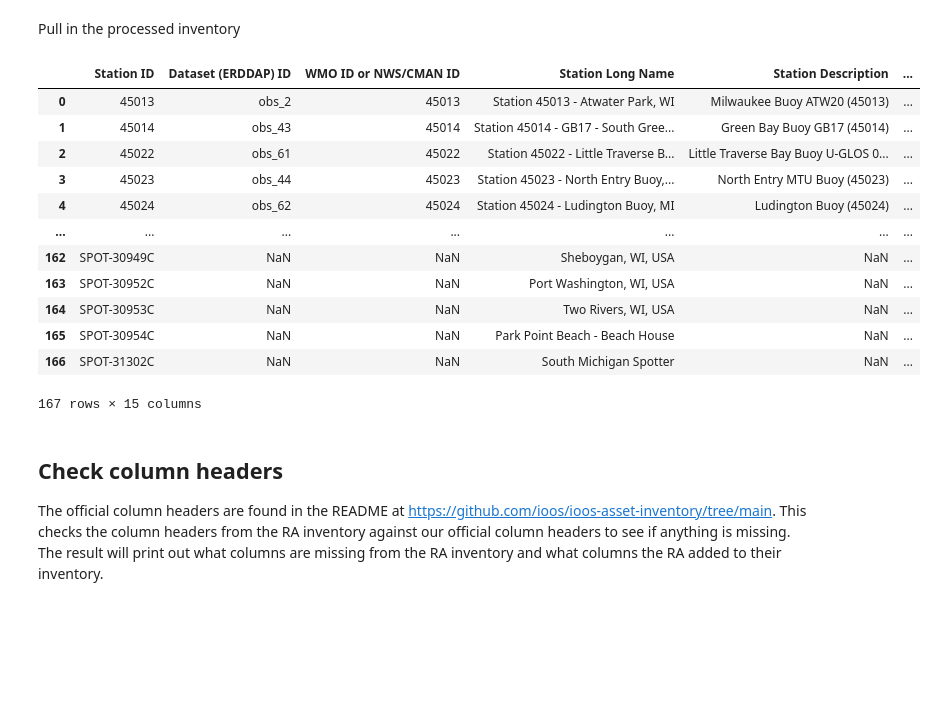
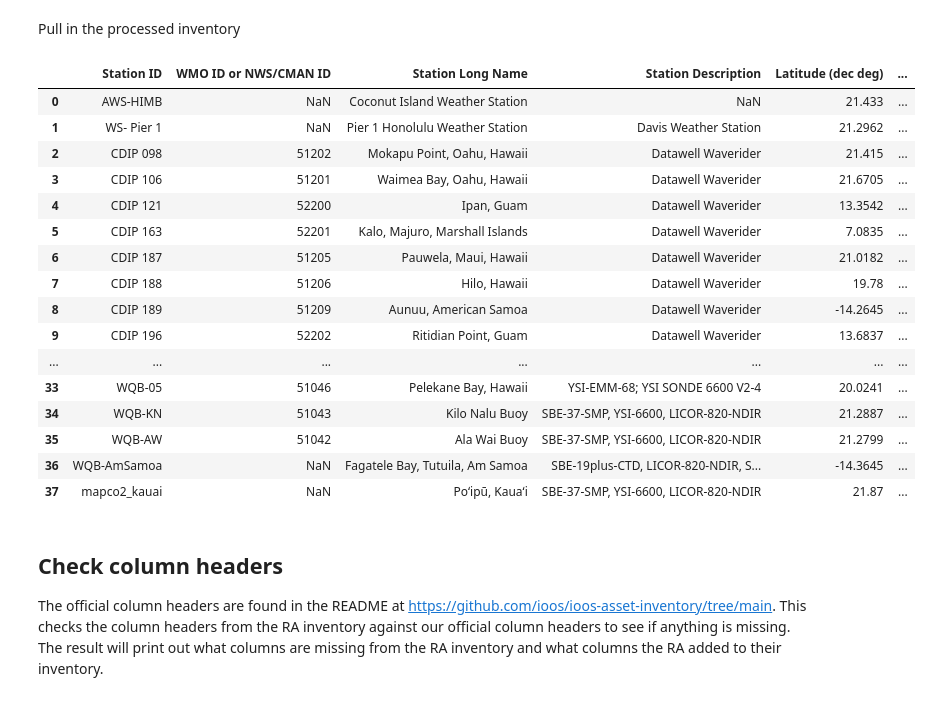
Before and after one commit to ioos/ioos-asset-inventory, a Jupyter notebook: spot_check_stations.ipynb, the cells around one changed output. Drawn from its saved outputs; the diff is of its cells as text; code cells hidden in the pictures; blank space fills up the shorter version.

```diff
--- a/spot_check_stations.ipynb
+++ b/spot_check_stations.ipynb
@@ -9,53 +9,57 @@ import re
 # %% [markdown]
 Pull in the processed inventory
 # %%
-ra = "GLOS"
+ra = "pacioos"
 
 #
 # df_cruise = df[df['Station Description'] == 'Chesapeake Bay WQ Cruise Data ']
 #
 #df_aws = df[df['Station ID'] == 'Humboldt']
 # #url = 'http://tds.glos.us/thredds/dodsC/buoy_agg_standard/OMOECC_E1/OMOECC_E1.ncml'
 # #url = 'http://tds.glos.us/thredds/dodsC/buoy_agg_standard/45186/45186.ncml'
 # #url = 'http://tds.glos.us/thredds/dodsC/buoy_agg_standard/bgsusd2/bgsusd2.ncml'
 # url = 'http://oos.soest.hawaii.edu/thredds/dodsC/hioos/nss/ns12agg'
 # print(url)
 # ds = xr.open_dataset(url)
 # #ds = netCDF4.Dataset(url,'r')
 # title = ds.title
 # start_time = np.datetime_as_string(ds.time.min().values, unit='D')
 # end_time = np.datetime_as_string(ds.time.max().values, unit='D')
 # print('Duration: %s - %s' % (np.datetime_as_string(ds.time.min().values, unit='D'),
 #                              np.datetime_as_string(ds.time.max().values, unit='D'))
 #       )
 
 # Try glos web server
 # url = 'https://glbuoys.glos.us/tools/export?ftype=csv&data_type=buoy&units=eng&locs=OMOECC_E1&params=Water_Temperature_at_Surface|dissolved_oxygen_saturation|water_conductivity|ysi_turbidity&tperiod=custom&date_start=2020-01-01&date_end=2020-12-31&avg_ivld=none'
 # df = erddapy.ERDDAP.to_pandas(url)
 
 ## using ERDDAP to look for stations
 # check out http://data.glos.us/erddap/tabledap/allDatasets.htmlTable?datasetID%2Ctitle%2CminTime%2CmaxTime&maxTime%3E=2020-01-01&maxTime%3C=2020-12-31&orderBy(%22maxTime%22)
 # that lists out all the GLOS stations with the maximum time of observations within the year 2020 (on their ERDDAP).
 
 
 ra_clean = re.sub(r'[0-9]', '', ra) # remove number from RA
 
 df = pd.read_excel('2023/data/processed/%s.xlsx' % ra_clean.upper(), dtype=str)
 df
 # %% [output]
-|  | Station ID | Dataset (ERDDAP) ID | WMO ID or NWS/CMAN ID | Station Long Name | Station Description | ... |
-| 0 | 45013 | obs_2 | 45013 | Station 45013 - Atwater Park, WI | Milwaukee Buoy ATW20 (45013) | ... |
-| 1 | 45014 | obs_43 | 45014 | Station 45014 - GB17 - South Gree... | Green Bay Buoy GB17 (45014) | ... |
-| 2 | 45022 | obs_61 | 45022 | Station 45022 - Little Traverse B... | Little Traverse Bay Buoy U-GLOS 0... | ... |
-| 3 | 45023 | obs_44 | 45023 | Station 45023 - North Entry Buoy,... | North Entry MTU Buoy (45023) | ... |
-| 4 | 45024 | obs_62 | 45024 | Station 45024 - Ludington Buoy, MI | Ludington Buoy (45024) | ... |
+|  | Station ID | WMO ID or NWS/CMAN ID | Station Long Name | Station Description | Latitude (dec deg) | ... |
+| 0 | AWS-HIMB | NaN | Coconut Island Weather Station | NaN | 21.433 | ... |
+| 1 | WS- Pier 1 | NaN | Pier 1 Honolulu Weather Station | Davis Weather Station | 21.2962 | ... |
+| 2 | CDIP 098 | 51202 | Mokapu Point, Oahu, Hawaii | Datawell Waverider | 21.415 | ... |
+| 3 | CDIP 106 | 51201 | Waimea Bay, Oahu, Hawaii | Datawell Waverider | 21.6705 | ... |
+| 4 | CDIP 121 | 52200 | Ipan, Guam | Datawell Waverider | 13.3542 | ... |
+| 5 | CDIP 163 | 52201 | Kalo, Majuro, Marshall Islands | Datawell Waverider | 7.0835 | ... |
+| 6 | CDIP 187 | 51205 | Pauwela, Maui, Hawaii | Datawell Waverider | 21.0182 | ... |
+| 7 | CDIP 188 | 51206 | Hilo, Hawaii | Datawell Waverider | 19.78 | ... |
+| 8 | CDIP 189 | 51209 | Aunuu, American Samoa | Datawell Waverider | -14.2645 | ... |
+| 9 | CDIP 196 | 52202 | Ritidian Point, Guam | Datawell Waverider | 13.6837 | ... |
 | ... | ... | ... | ... | ... | ... | ... |
-| 162 | SPOT-30949C | NaN | NaN | Sheboygan, WI, USA | NaN | ... |
-| 163 | SPOT-30952C | NaN | NaN | Port Washington, WI, USA | NaN | ... |
-| 164 | SPOT-30953C | NaN | NaN | Two Rivers, WI, USA | NaN | ... |
-| 165 | SPOT-30954C | NaN | NaN | Park Point Beach - Beach House | NaN | ... |
-| 166 | SPOT-31302C | NaN | NaN | South Michigan Spotter | NaN | ... |
+| 33 | WQB-05 | 51046 | Pelekane Bay, Hawaii | YSI-EMM-68; YSI SONDE 6600 V2-4 | 20.0241 | ... |
+| 34 | WQB-KN | 51043 | Kilo Nalu Buoy | SBE-37-SMP, YSI-6600, LICOR-820-NDIR | 21.2887 | ... |
+| 35 | WQB-AW | 51042 | Ala Wai Buoy | SBE-37-SMP, YSI-6600, LICOR-820-NDIR | 21.2799 | ... |
+| 36 | WQB-AmSamoa | NaN | Fagatele Bay, Tutuila, Am Samoa | SBE-19plus-CTD, LICOR-820-NDIR, S... | -14.3645 | ... |
+| 37 | mapco2_kauai | NaN | Poʻipū, Kauaʻi | SBE-37-SMP, YSI-6600, LICOR-820-NDIR | 21.87 | ... |
-167 rows × 15 columns
 # %% [markdown]
 ## Check column headers
 
```
Also changed, not shown: parts of 17 cells of this notebook, 8 other files.
